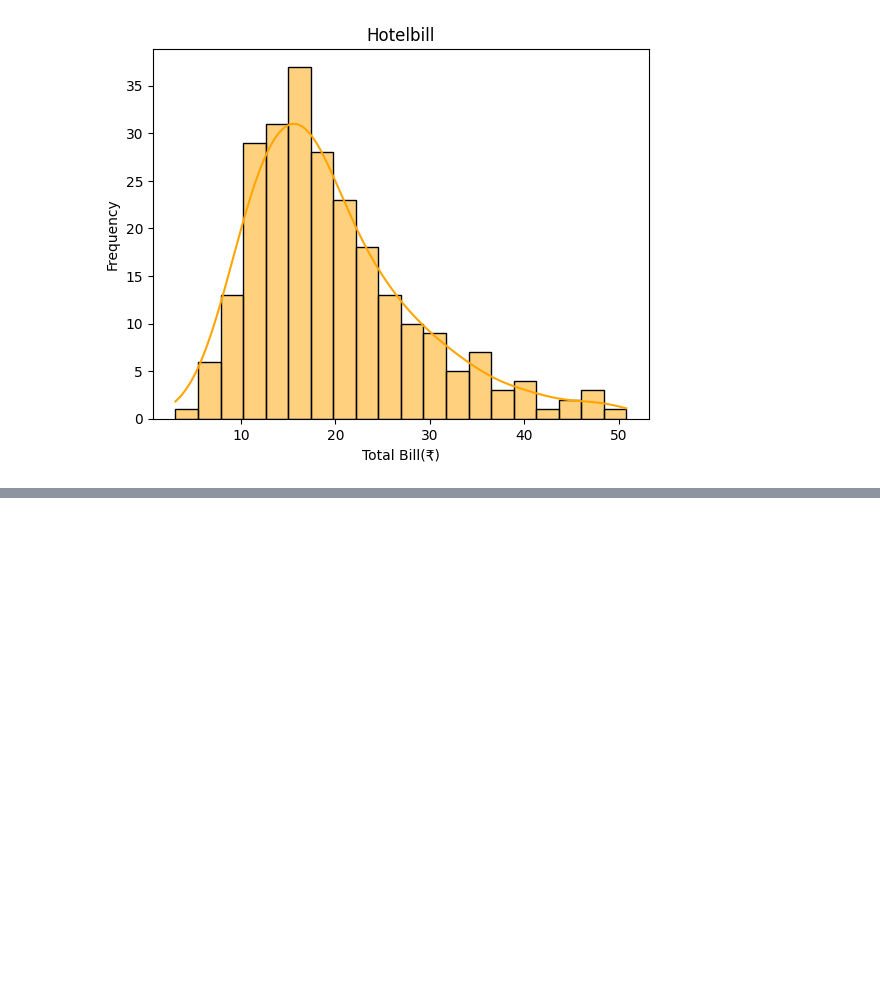
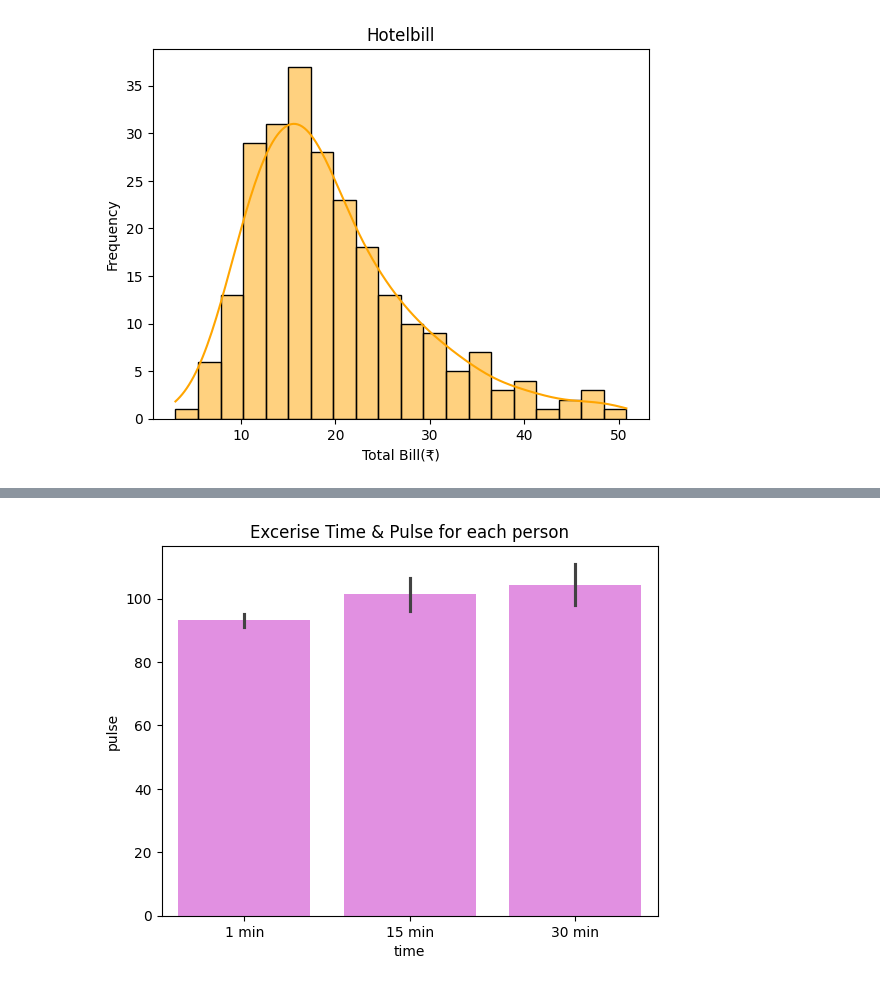
Before and after one commit to lokeshneerasa/Seaborn, a Jupyter notebook: Seaborn.ipynb, the cells around one changed output, grey strips where cells are left out. Cells and saved outputs as stored; diff of their text form; code cells hidden in the pictures; blank space fills up the shorter version.

```diff
--- a/Seaborn.ipynb
+++ b/Seaborn.ipynb
@@ -323,0 +344,11 @@ plt.show()
+# %%
+#barplot using exercise dataset
+import matplotlib.pyplot as plt
+import seaborn as sns
+df=sns.load_dataset("exercise")
+#plot a barplot
+sns.barplot(x="time",y="pulse",data=df,color="violet")
+plt.title("Excerise Time & Pulse for each person")
+plt.show()
+# %% [output]
+[figure, added]
```
Also changed, not shown: parts of 3 cells of this notebook.
